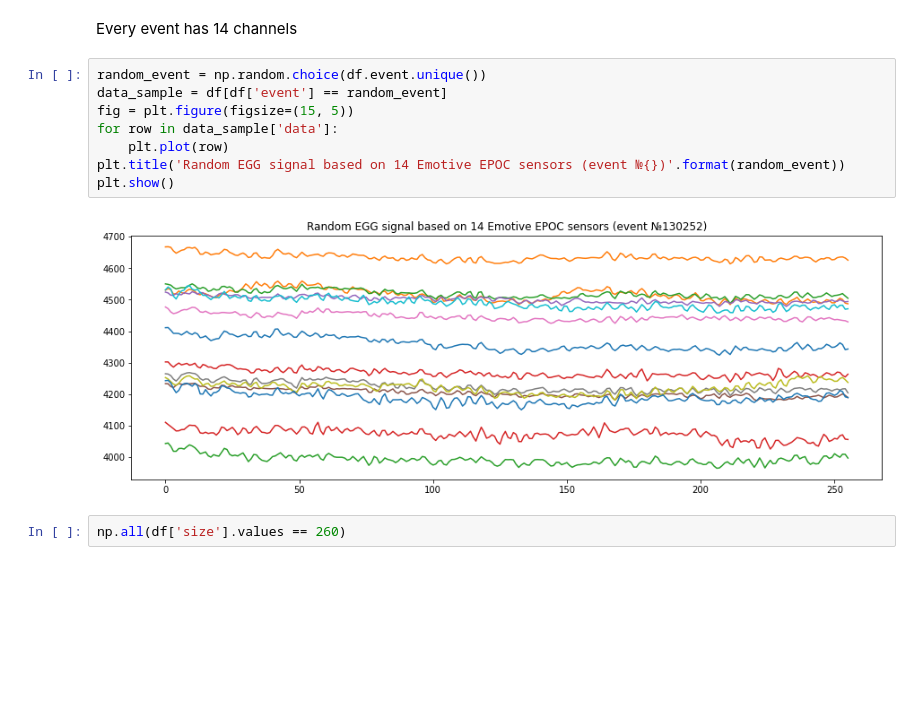
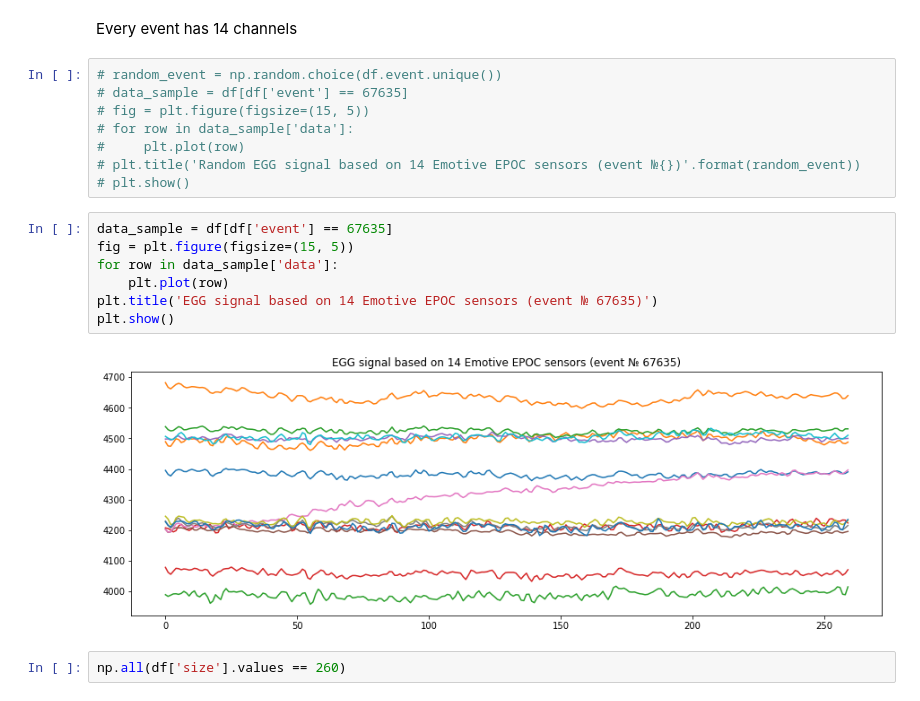
Before and after one commit to maxin0722/Brain2Image, a Jupyter notebook: sub_notebooks/EEG_classifier_brain_MNIST.ipynb, the cells around one changed output. Cells and saved outputs as stored; diff of their text form; blank space fills up the shorter version.

```diff
--- a/sub_notebooks/EEG_classifier_brain_MNIST.ipynb
+++ b/sub_notebooks/EEG_classifier_brain_MNIST.ipynb
@@ -172,15 +172,22 @@ Channels amount: [14]
 # %% [markdown]
 Every event has 14 channels
 # %%
-random_event = np.random.choice(df.event.unique())
-data_sample = df[df['event'] == random_event]
-fig = plt.figure(figsize=(15, 5))
-for row in data_sample['data']:
-    plt.plot(row)
-plt.title('Random EGG signal based on 14 Emotive EPOC sensors (event №{})'.format(random_event))
-plt.show()
+# random_event = np.random.choice(df.event.unique())
+# data_sample = df[df['event'] == 67635]
+# fig = plt.figure(figsize=(15, 5))
+# for row in data_sample['data']:
+#     plt.plot(row)
+# plt.title('Random EGG signal based on 14 Emotive EPOC sensors (event №{})'.format(random_event))
+# plt.show()
-# %% [output]
-[figure, removed]
+# %%
+data_sample = df[df['event'] == 67635]
+fig = plt.figure(figsize=(15, 5))
+for row in data_sample['data']:
+    plt.plot(row)
+plt.title('EGG signal based on 14 Emotive EPOC sensors (event № 67635)')
+plt.show()
+# %% [output]
+[figure, added]
 # %%
 np.all(df['size'].values == 260)
 # %% [output]
```
Also changed, not shown: parts of 22 cells of this notebook.
